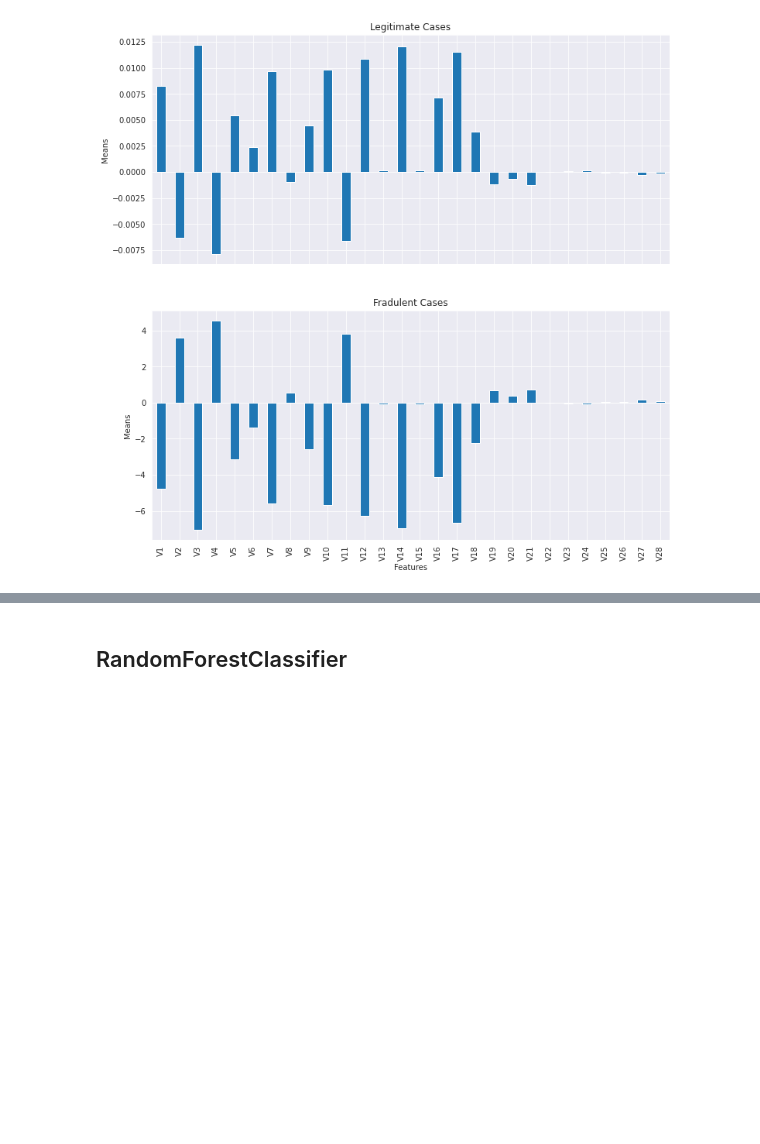
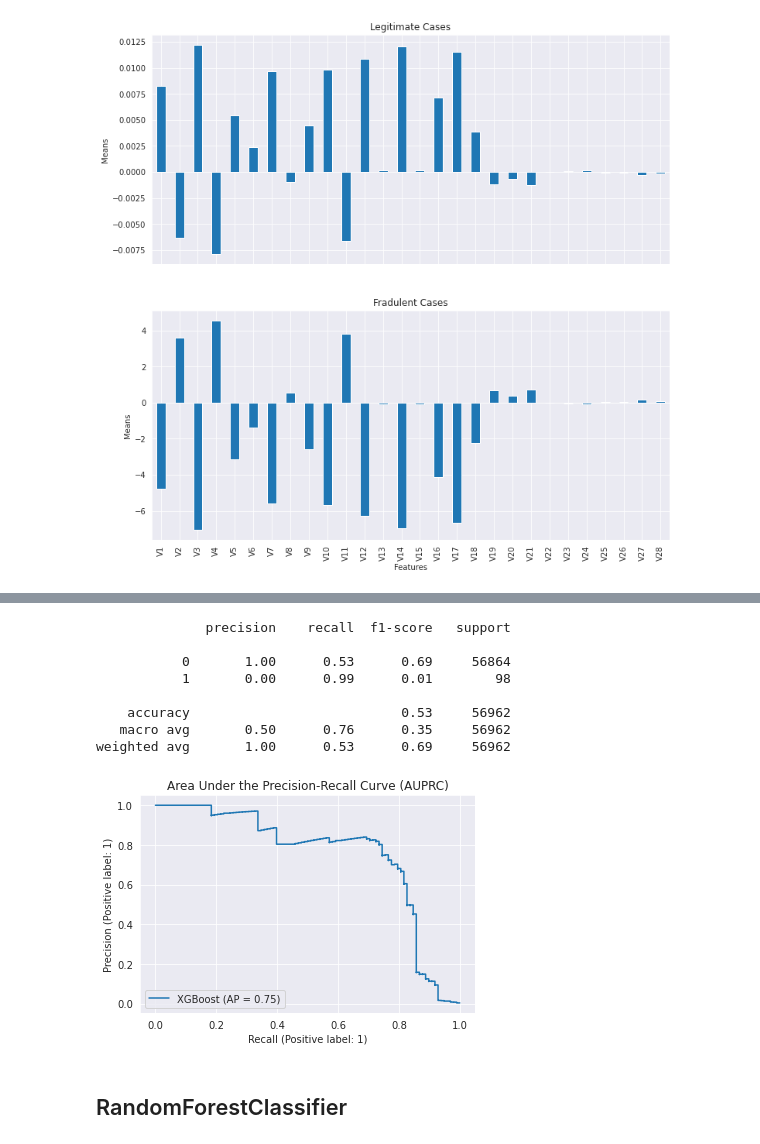
Before and after one commit to AtakanYuksel/credit-card-fraud-detection, a Jupyter notebook: main.ipynb, the cells around one changed output, grey strips where cells are left out. Drawn from its saved outputs; the diff is of its cells as text; code cells hidden in the pictures; blank space fills up the shorter version.

```diff
--- a/main.ipynb
+++ b/main.ipynb
@@ -60,0 +91,7 @@ print(X_test.shape)
+# %%
+from imblearn.under_sampling import NearMiss
+
+undersampler = NearMiss(version=1, n_neighbors=3)
+nearmiss_X, nearmiss_y = undersampler.fit_resample(df.iloc[:, :-1], df["Class"])
+
+nearmiss_X_train, nearmiss_X_test, nearmiss_y_train, nearmiss_y_test = train_test_split(nearmiss_X, nearmiss_y, test_size=0.2, stratify=nearmiss_y, random_state=42)
@@ -72,2 +186,21 @@ from sklearn.model_selection import HalvingGridSearchCV
+# %%
+xgb = make_pipeline(StandardScaler(), XGBClassifier(booster="gbtree", tree_method="hist", objective="binary:logistic", seed=42, use_label_encoder=False, eval_metric="error"))
+xgb.fit(nearmiss_X_train, nearmiss_y_train)
+
+xgb_pred = xgb.predict(X_test)
+xgb_proba = xgb.predict_proba(X_test)[:, 1]
+
+print(classification_report(y_test, xgb_pred))
+display = PrecisionRecallDisplay.from_predictions(y_test, xgb_proba, name="XGBoost").ax_.set_title("Area Under the Precision-Recall Curve (AUPRC)")
+# %% [output]
+              precision    recall  f1-score   support
+
+           0       1.00      0.53      0.69     56864
+           1       0.00      0.99      0.01        98
+
+    accuracy                           0.53     56962
+   macro avg       0.50      0.76      0.35     56962
+weighted avg       1.00      0.53      0.69     56962
+[figure, added]
 # %% [markdown]
 ## RandomForestClassifier
```
Also changed, not shown: parts of 37 cells of this notebook.
